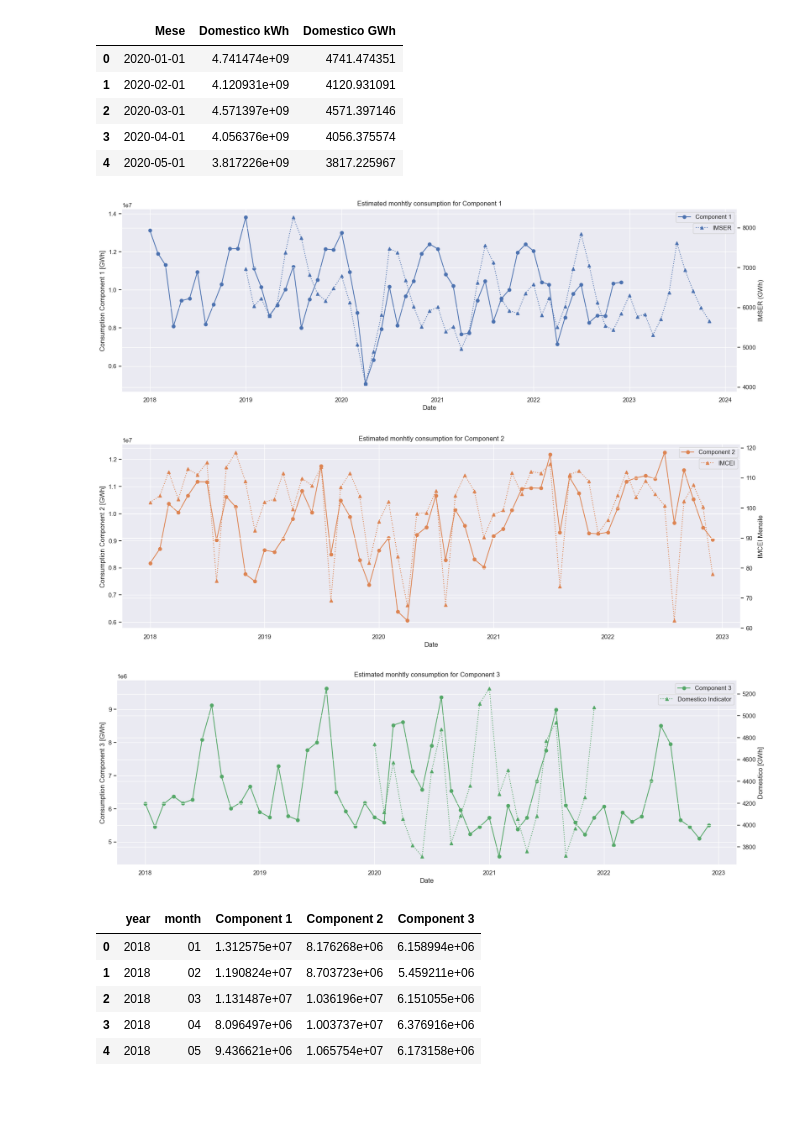
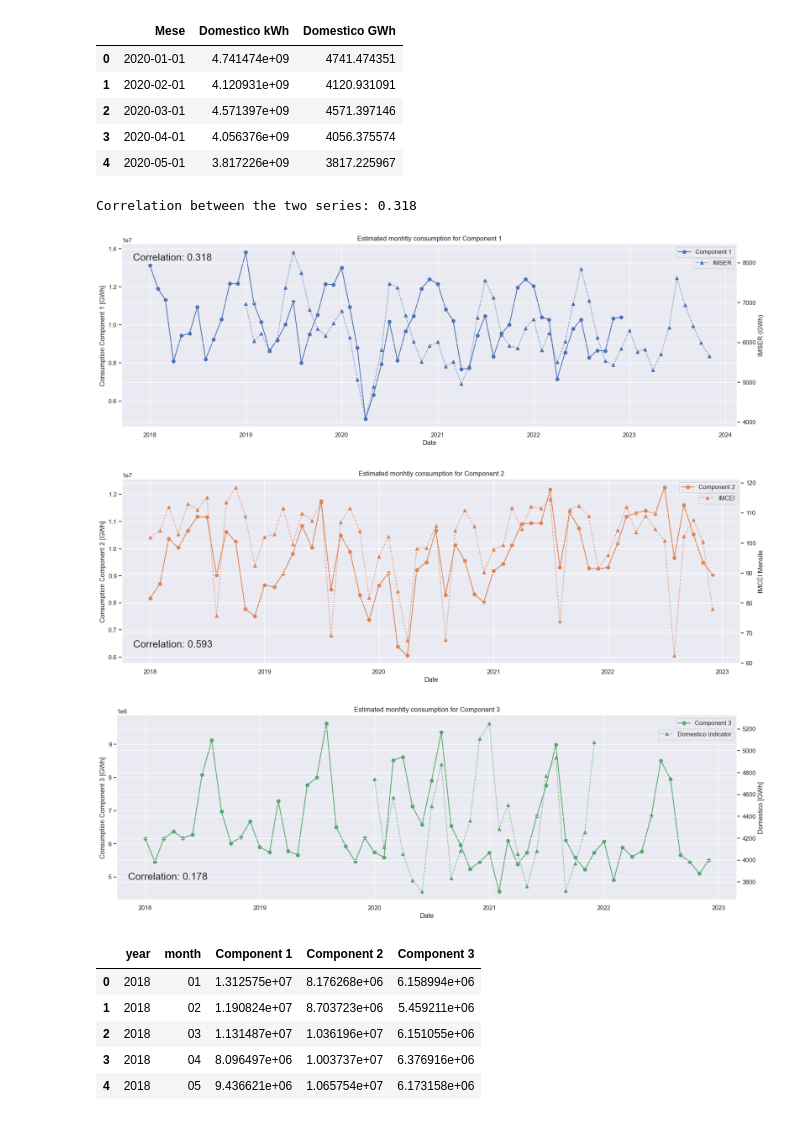
Before and after one commit to gkchln/load_bss, a Jupyter notebook: DecomposeLoad.ipynb, the cells around one changed output. Drawn from its saved outputs; the diff is of its cells as text; code cells hidden in the pictures.

Commit message:
Look for correlation with indicators for solution based on this criterion

```diff
--- a/DecomposeLoad.ipynb
+++ b/DecomposeLoad.ipynb
@@ -65,7 +65,7 @@ daytype_order = [
 # %% [markdown]
 # Load selected model and input data
 # %%
-method = 'WHoptsimp_3comp_10000runs'
+method = 'WHoptindic_3comp_10000runs'
 data = np.load('data/3_output/nmf_results/' + method + '.npz', allow_pickle=True)
 
 W = data['W']
@@ -311,7 +311,7 @@ month_df.groupby(['year', 'month'], as_index=False).sum().drop('region', axis=1)
 # %% [markdown]
 Add plot of data from the IMSER
 # %%
-imser = pd.read_excel('data/indicators/IMSER.xlsx')
+imser = pd.read_excel('data/1_input/indicators/IMSER.xlsx')
 imser.head()
 # %% [output]
 |  | Mese | IMSER (GWh) |
@@ -347,34 +347,43 @@ df_plot = month_df.groupby(['year', 'month'], as_index=False).sum().drop('region
 df_plot['date'] = pd.to_datetime(df_plot['year'].astype(str) + '-' + df_plot['month'], format='%Y-%m')
 
 # Drop year and month columns
 df_plot.drop(columns=['year', 'month'], inplace=True)
 
 # Set the 'date' column as the index
 df_plot.set_index('date', inplace=True)
 
 # Plotting the first component
 plt.figure(figsize=(20, 6))
 ax1 = plt.gca()  # get current axes
 
 # Plot the first component on the primary y-axis
 k = 0
 col = f'Component {k+1}'
 ax1.plot(df_plot.index, df_plot[col], label=col, marker='o', color=colors[k])
 ax1.set_xlabel('Date')
 ax1.set_ylabel(f'Consumption {col} [GWh]')
 ax1.set_title(f'Estimated monhtly consumption for {col}')
 ax1.legend()
 # ax1.set_ylim((0, 1.5e7))
 
 ax2 = ax1.twinx()
 ax2.plot(imser.Mese, imser['IMSER (GWh)'], label='IMSER', marker='^', color=colors[k], linestyle='dotted')
 ax2.set_ylabel('IMSER (GWh)')
 ax2.legend(loc='upper right', bbox_to_anchor=(1,0.94))
 
+corr = df_plot[col].corr(imser.set_index('Mese')['IMSER (GWh)'])
+
+# Add annotation for correlation coefficient
+ax1.annotate('Correlation: {:.3f}'.format(corr), xy=(0.0, 0.85), xycoords='axes fraction',
+            xytext=(20, 20), textcoords='offset points',  fontsize=18)
+
+print('Correlation between the two series: {:.3f}'.format(corr))
+
 # Show plot
 plt.show()
 # %% [output]
+Correlation between the two series: 0.318
-[figure, old version]
+[figure, new version]
 # %%
 # Plotting the first component
 plt.figure(figsize=(20, 6))
@@ -395,10 +404,16 @@ ax2.plot(imcei.Mese, imcei['IMCEI Mensile'], label='IMCEI', marker='^', color=co
 ax2.set_ylabel('IMCEI Mensile')
 ax2.legend(loc='upper right', bbox_to_anchor=(1,0.94))
 
+corr = df_plot[col].corr(imcei.set_index('Mese')['IMCEI Mensile'])
+
+# Add annotation for correlation coefficient
+ax1.annotate('Correlation: {:.3f}'.format(corr), xy=(0.0, 0.03), xycoords='axes fraction',
+            xytext=(20, 20), textcoords='offset points',  fontsize=18)
+
 # Show plot
 plt.show()
 # %% [output]
-[figure, old version]
+[figure, new version]
 # %%
 # Plotting the first component
 plt.figure(figsize=(20, 6))
@@ -419,10 +434,16 @@ ax2.plot(domestic.Mese, domestic['Domestico GWh'], label='Domestico Indicator',
 ax2.set_ylabel('Domestico [GWh]')
 ax2.legend(loc='upper right', bbox_to_anchor=(1,0.94))
 
+corr = df_plot[col].corr(domestic.set_index('Mese')['Domestico GWh'])
+
+# Add annotation for correlation coefficient
+ax1.annotate('Correlation: {:.3f}'.format(corr), xy=(0.0, 0.05), xycoords='axes fraction',
+            xytext=(20, 20), textcoords='offset points',  fontsize=18)
+
 # Show plot
 plt.show()
 # %% [output]
-[figure, old version]
+[figure, new version]
 # %%
 df_plot = month_df.groupby(['year', 'month'], as_index=False).sum().drop('region', axis=1)
 df_plot.head()
```
Also changed, not shown: parts of 4 cells of this notebook.
